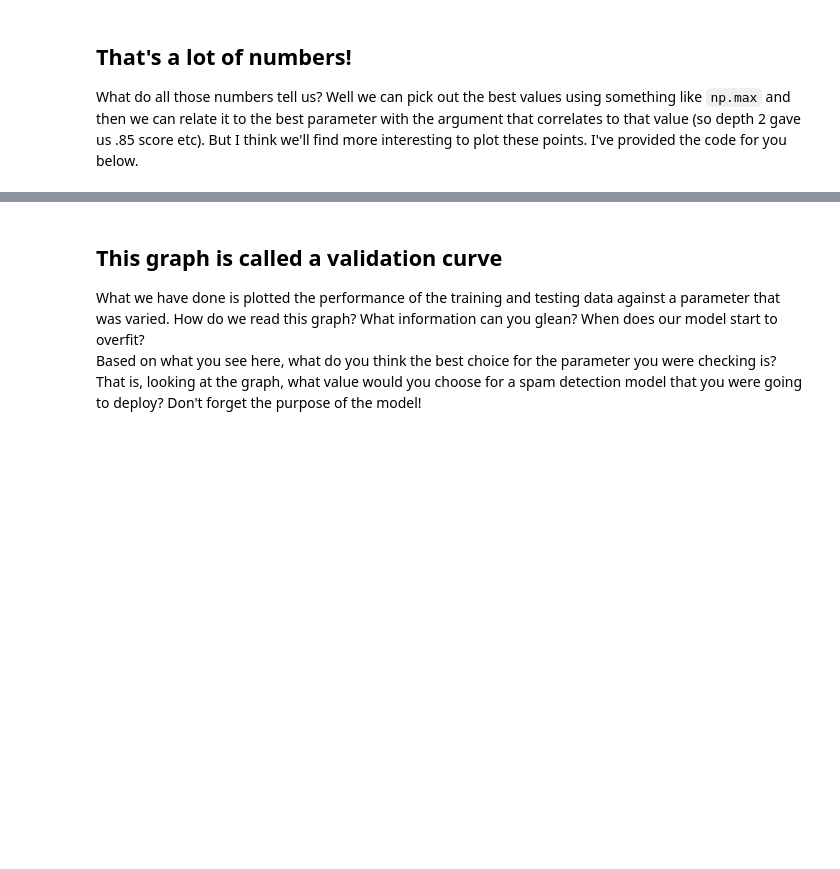
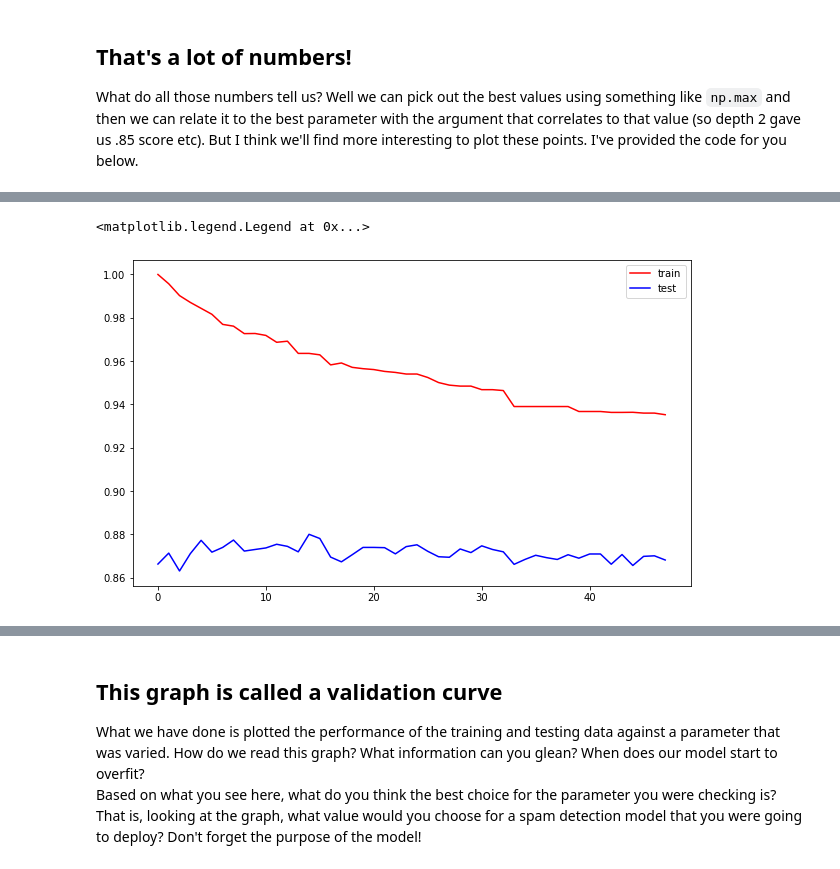
Before and after one commit to BondiAnalytics/DSML_Course_Notebooks, a Jupyter notebook: notebooks/6_Decision_Trees.ipynb, the cells around one changed output, grey strips where cells are left out. Drawn from its saved outputs; the diff is of its cells as text; code cells hidden in the pictures; blank space fills up the shorter version.

```diff
--- a/notebooks/6_Decision_Trees.ipynb
+++ b/notebooks/6_Decision_Trees.ipynb
@@ -178,10 +197,13 @@ train_results = []
 test_results = []
 for i in range(2,50): # feel free to change these, I just threw out a reasonable option here.
 
-    dtc = DecisionTreeClassifier(=i)  #select a parameter to check
-                                      # train the model
-                                      # get predictions for both training and test
-                                     # evaluate them and append them into the our lists.
+    dtc = DecisionTreeClassifier(max_depth=i)#select a parameter to check
+    dtc.fit(X_train, y_train)  # train the model
+    train_preds = dtc.predict(X_train) # get predictions for both training and test
+    test_preds = dtc.predict(X_test)
+    train_results.append(f1_score(y_train, train_preds)) # evaluate them and append them into the our lists.
+    test_results.append(f1_score(y_test, test_preds))
+
 
 print(train_results)
 print ( " ")
@@ -197,0 +227,20 @@ ax.legend()
+# %%
+train_results = []
+test_results = []
+for i in range(2,50): # feel free to change these, I just threw out a reasonable option here.
+
+    dtc = DecisionTreeClassifier(min_samples_split=i)#select a parameter to check
+    dtc.fit(X_train, y_train)  # train the model
+    train_preds = dtc.predict(X_train) # get predictions for both training and test
+    test_preds = dtc.predict(X_test)
+    train_results.append(f1_score(y_train, train_preds)) # evaluate them and append them into the our lists.
+    test_results.append(f1_score(y_test, test_preds))
+
+
+fig,ax = plt.subplots(figsize = (10,6));
+ax.plot(train_results, color = 'r', label = 'train')
+ax.plot(test_results, color = 'b', label = 'test')
+ax.legend()
+# %% [output]
+<matplotlib.legend.Legend at 0x...>
+[figure, added]
```
Also changed, not shown: parts of 5 cells of this notebook, 4 other files.
